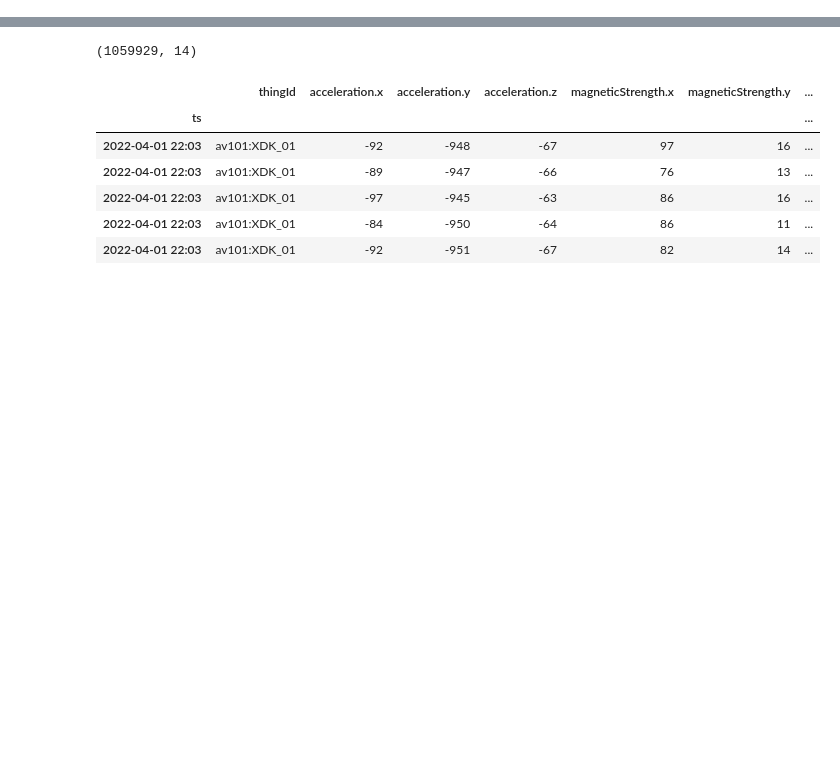
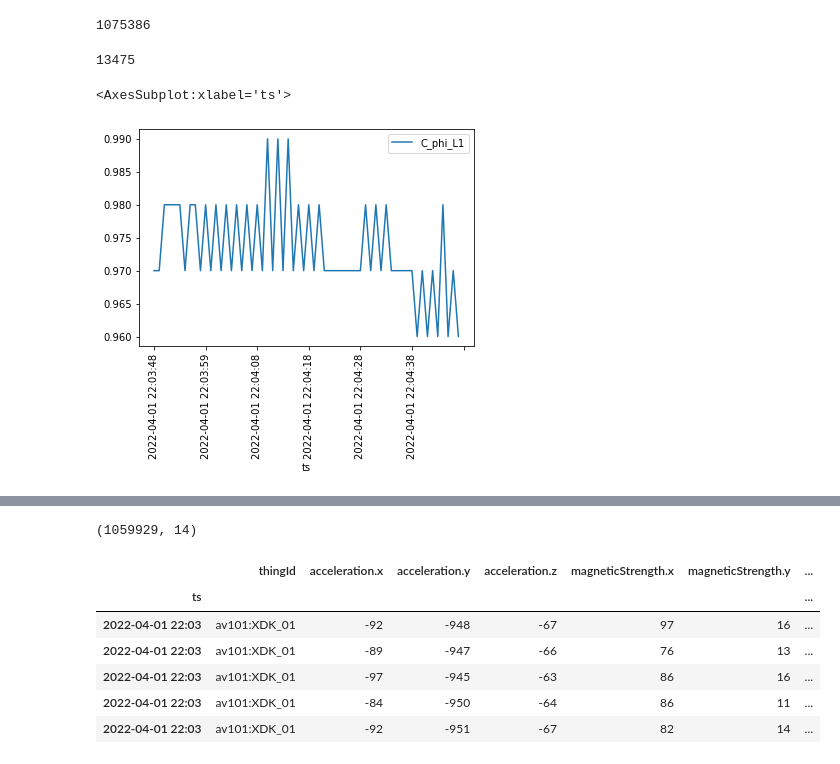
Before and after one commit to PedroOliveiraPT/Electricity-Forecasting, a Jupyter notebook: Second Data.ipynb, the cells around one changed output, grey strips where cells are left out. Cells and saved outputs as stored; diff of their text form; code cells hidden in the pictures; blank space fills up the shorter version.

```diff
--- a/Second Data.ipynb
+++ b/Second Data.ipynb
@@ -5,0 +59,7 @@ import matplotlib.pyplot as plt
+# %%
+df2 = pd.read_csv("data/mongo_av101_data.csv", index_col='ts')
+df2 = df2.drop('Unnamed: 0', 1)
+df2.index = pd.to_datetime(df2.index).strftime('%Y-%m-%d %H:%M:%S')
+df2 = df2.loc[:,np.invert(unique_cols(df2))]
+print(df2.shape)
+df2.head()
@@ -5,0 +76,4 @@ import matplotlib.pyplot as plt
+# %%
+len(pd.date_range(df2.iloc[0].name, df2.iloc[-1].name,freq='S'))
+# %% [output]
+1075386
@@ -5,0 +85,9 @@ import matplotlib.pyplot as plt
+# %%
+rep_count
+# %% [output]
+13475
+# %%
+df2.head(60).plot(y="C_phi_L1", rot=90)
+# %% [output]
+<AxesSubplot:xlabel='ts'>
+[figure, added]
```
Also changed, not shown: parts of 12 cells of this notebook, 1 other file.
